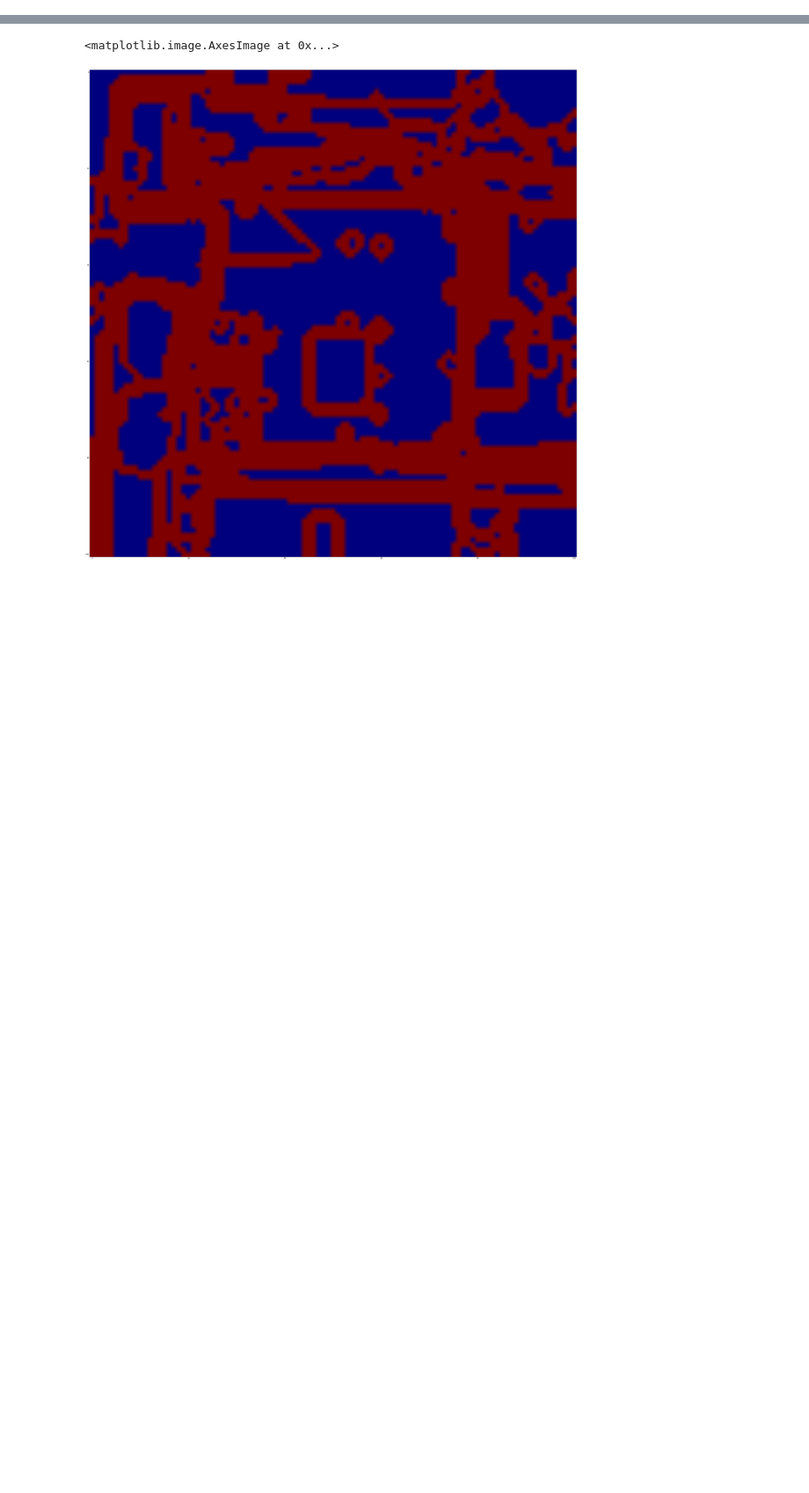
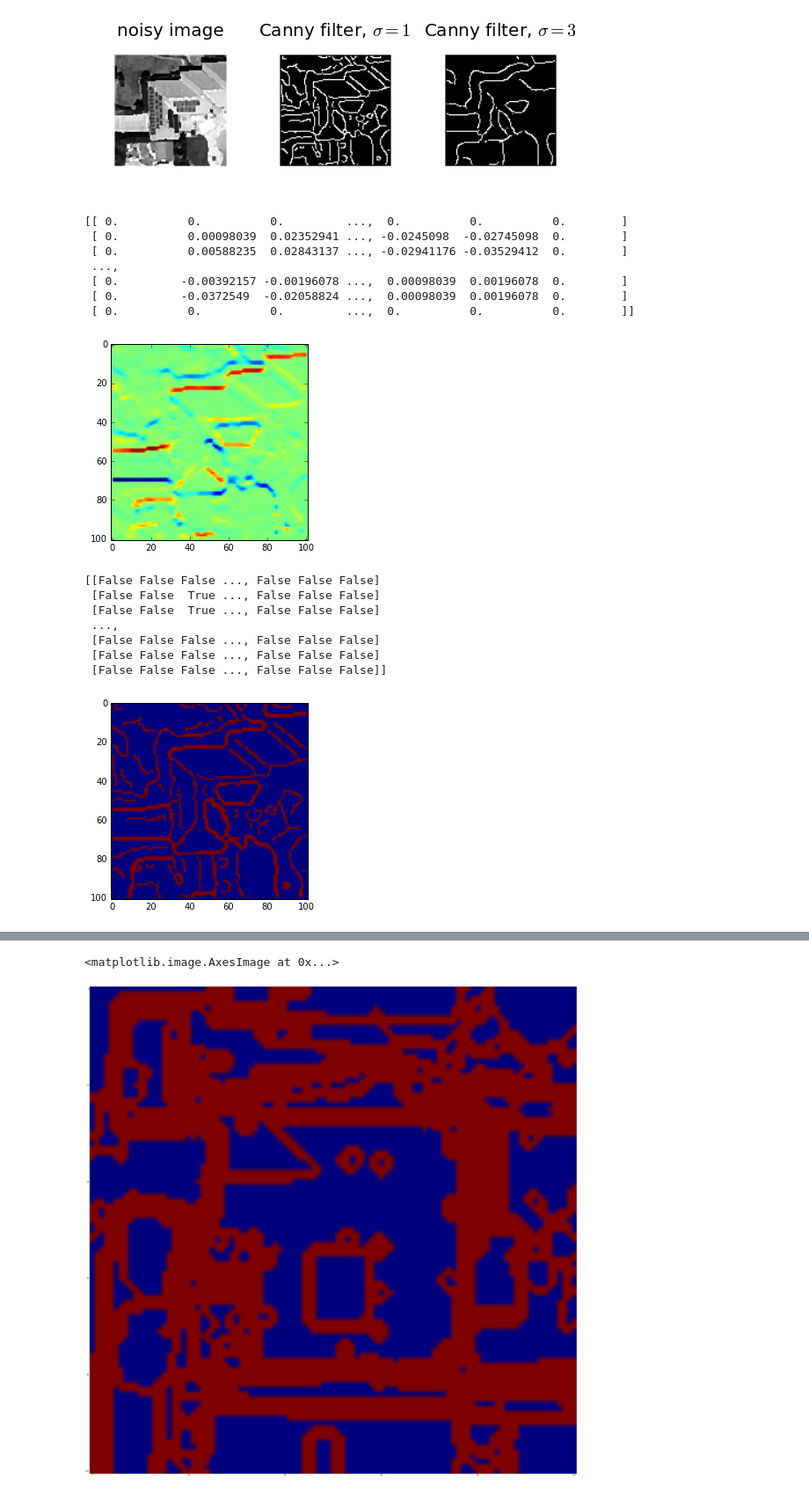
Before and after one commit to arindampaulripon/Python-for-Data-Science, a Jupyter notebook: Machine-Learning-Algorithms/Neural-Networks/Solar-Panel-Detection/segmentationTechniques.ipynb, the cells around one changed output, grey strips where cells are left out. Shown at 88% size. Cells and saved outputs as stored; diff of their text form; code cells hidden in the pictures; blank space fills up the shorter version.

```diff
--- a/Machine-Learning-Algorithms/Neural-Networks/Solar-Panel-Detection/segmentationTechniques.ipynb
+++ b/Machine-Learning-Algorithms/Neural-Networks/Solar-Panel-Detection/segmentationTechniques.ipynb
@@ -18,0 +45,56 @@ plt.imshow(img)
+# %%
+from skimage import feature
+
+edges1 = feature.canny(equalized_image)
+edges2 = feature.canny(equalized_image, sigma=3)
+
+# display results
+fig, (ax1, ax2, ax3) = plt.subplots(nrows=1, ncols=3, figsize=(8, 3),
+                                    sharex=True, sharey=True)
+
+ax1.imshow(enh, cmap=plt.cm.gray)
+ax1.axis('off')
+ax1.set_title('noisy image', fontsize=20)
+
+ax2.imshow(edges1, cmap=plt.cm.gray)
+ax2.axis('off')
+ax2.set_title('Canny filter, $\sigma=1$', fontsize=20)
+
+ax3.imshow(edges2, cmap=plt.cm.gray)
+ax3.axis('off')
+ax3.set_title('Canny filter, $\sigma=3$', fontsize=20)
+
+fig.tight_layout()
+
+plt.show()
+
+edges3 = sobel_h(equalized_image)
+edges4 = sobel_v(equalized_image)
+plt.imshow(edges3)
+print(edges3)
+plt.show()
+plt.imshow(edges4)
+plt.imshow(edges3 + edges4 + edges1)
+edges5 = sobel(equalized_image)
+edges5 = edges5 > 0.2
+plt.imshow(edges1 + edges5)
+edges6 = edges1 + edges5
+print(edges6)
+# %% [output]
+[figure, added]
+[[ 0.          0.          0.         ...,  0.          0.          0.        ]
+ [ 0.          0.00098039  0.02352941 ..., -0.0245098  -0.02745098  0.        ]
+ [ 0.          0.00588235  0.02843137 ..., -0.02941176 -0.03529412  0.        ]
+ ...,
+ [ 0.         -0.00392157 -0.00196078 ...,  0.00098039  0.00196078  0.        ]
+ [ 0.         -0.0372549  -0.02058824 ...,  0.00098039  0.00196078  0.        ]
+ [ 0.          0.          0.         ...,  0.          0.          0.        ]]
+[figure, added]
+[[False False False ..., False False False]
+ [False False  True ..., False False False]
+ [False False  True ..., False False False]
+ ...,
+ [False False False ..., False False False]
+ [False False False ..., False False False]
+ [False False False ..., False False False]]
+[figure, added]
```
Also changed, not shown: parts of 19 cells of this notebook, 15 other files.
